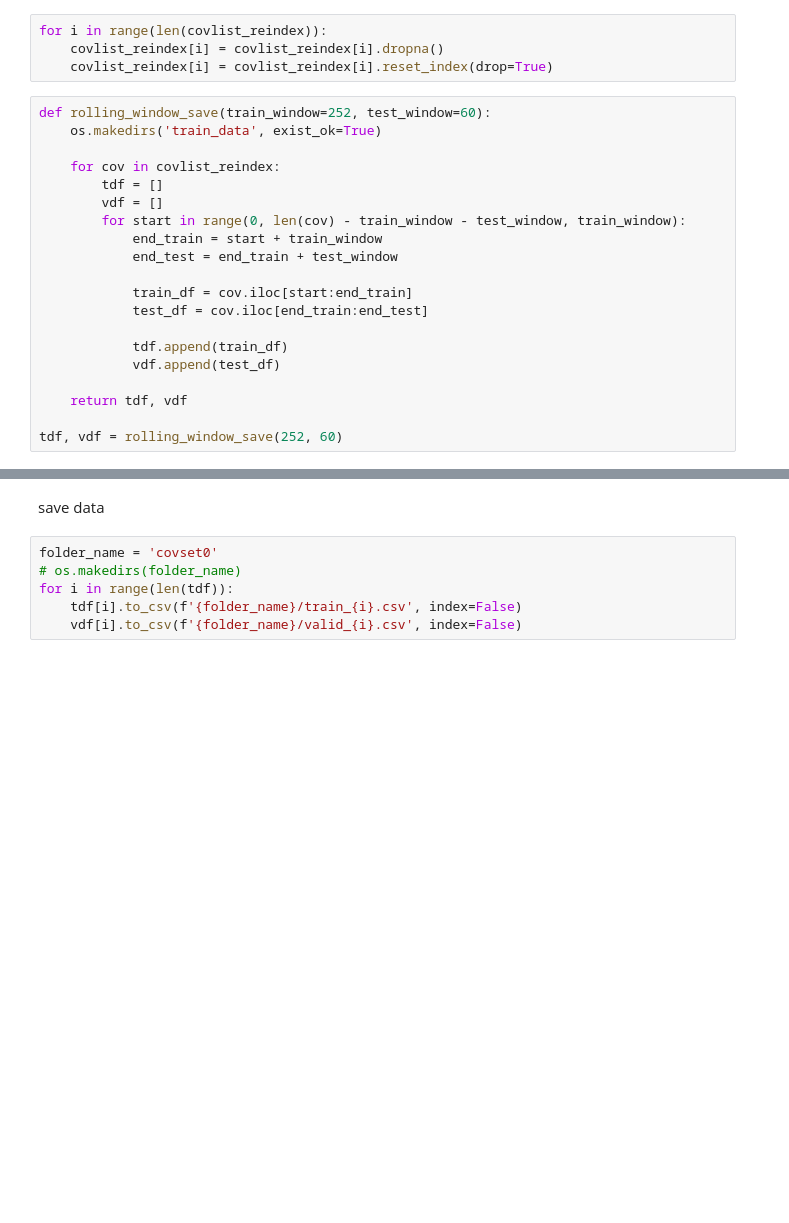
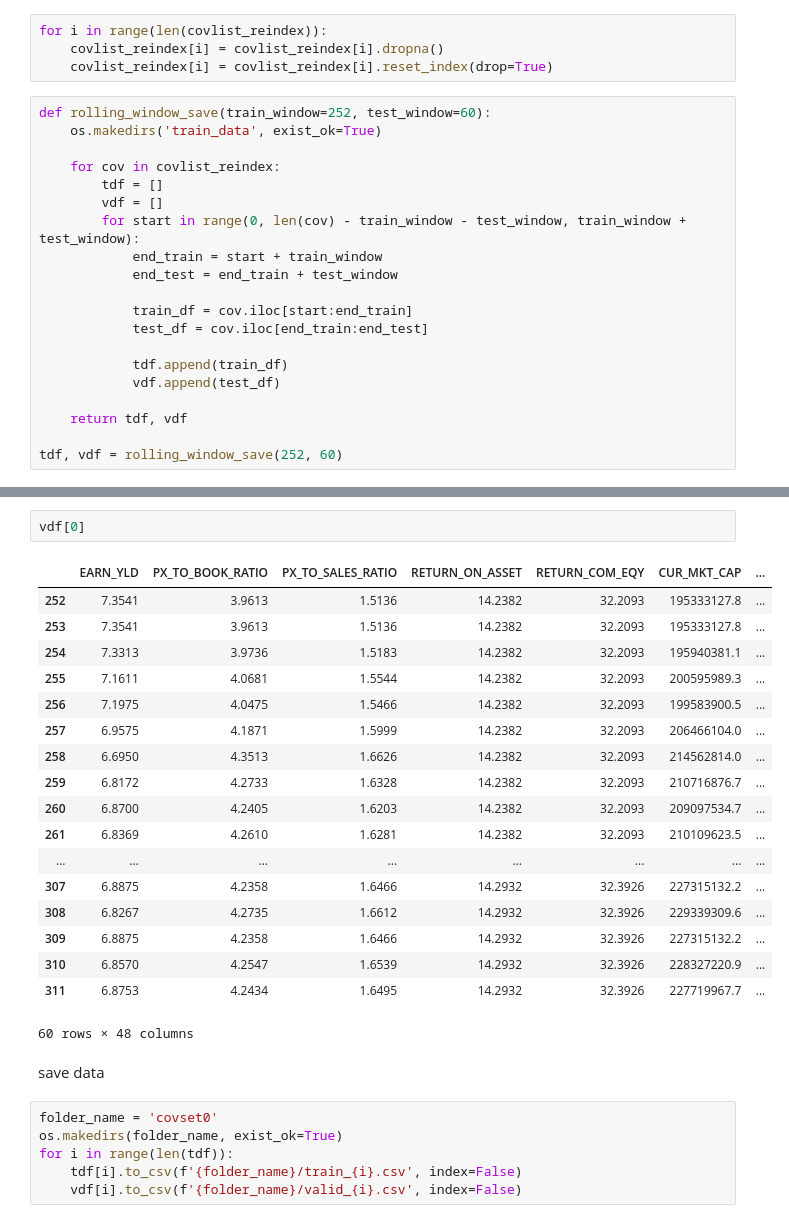
Before and after one commit to osamkabinladna/tradingstrats, a Jupyter notebook: random_forest/data_clean.ipynb, the cells around one changed output, grey strips where cells are left out. Saved outputs shown, nothing was run; the diff lists cells and outputs as text; blank space fills up the shorter version.

Commit message:
rolling window save is FIXED

```diff
--- a/random_forest/data_clean.ipynb
+++ b/random_forest/data_clean.ipynb
@@ -115,7 +115,7 @@ def rolling_window_save(train_window=252, test_window=60):
     for cov in covlist_reindex:
         tdf = []
         vdf = []
-        for start in range(0, len(cov) - train_window - test_window, train_window):
+        for start in range(0, len(cov) - train_window - test_window, train_window + test_window):
             end_train = start + train_window
             end_test = end_train + test_window
 
@@ -131,8 +151,29 @@ tdf, vdf = rolling_window_save(252, 60)
+# %%
+vdf[0]
+# %% [output]
+|  | EARN_YLD | PX_TO_BOOK_RATIO | PX_TO_SALES_RATIO | RETURN_ON_ASSET | RETURN_COM_EQY | CUR_MKT_CAP | ... |
+| 252 | 7.3541 | 3.9613 | 1.5136 | 14.2382 | 32.2093 | 195333127.8 | ... |
+| 253 | 7.3541 | 3.9613 | 1.5136 | 14.2382 | 32.2093 | 195333127.8 | ... |
+| 254 | 7.3313 | 3.9736 | 1.5183 | 14.2382 | 32.2093 | 195940381.1 | ... |
+| 255 | 7.1611 | 4.0681 | 1.5544 | 14.2382 | 32.2093 | 200595989.3 | ... |
+| 256 | 7.1975 | 4.0475 | 1.5466 | 14.2382 | 32.2093 | 199583900.5 | ... |
+| 257 | 6.9575 | 4.1871 | 1.5999 | 14.2382 | 32.2093 | 206466104.0 | ... |
+| 258 | 6.6950 | 4.3513 | 1.6626 | 14.2382 | 32.2093 | 214562814.0 | ... |
+| 259 | 6.8172 | 4.2733 | 1.6328 | 14.2382 | 32.2093 | 210716876.7 | ... |
+| 260 | 6.8700 | 4.2405 | 1.6203 | 14.2382 | 32.2093 | 209097534.7 | ... |
+| 261 | 6.8369 | 4.2610 | 1.6281 | 14.2382 | 32.2093 | 210109623.5 | ... |
+| ... | ... | ... | ... | ... | ... | ... | ... |
+| 307 | 6.8875 | 4.2358 | 1.6466 | 14.2932 | 32.3926 | 227315132.2 | ... |
+| 308 | 6.8267 | 4.2735 | 1.6612 | 14.2932 | 32.3926 | 229339309.6 | ... |
+| 309 | 6.8875 | 4.2358 | 1.6466 | 14.2932 | 32.3926 | 227315132.2 | ... |
+| 310 | 6.8570 | 4.2547 | 1.6539 | 14.2932 | 32.3926 | 228327220.9 | ... |
+| 311 | 6.8753 | 4.2434 | 1.6495 | 14.2932 | 32.3926 | 227719967.7 | ... |
+60 rows × 48 columns
 # %% [markdown]
 save data
 # %%
 folder_name = 'covset0'
-# os.makedirs(folder_name)
+os.makedirs(folder_name, exist_ok=True)
 for i in range(len(tdf)):
     tdf[i].to_csv(f'{folder_name}/train_{i}.csv', index=False)
     vdf[i].to_csv(f'{folder_name}/valid_{i}.csv', index=False)
```
Also changed, not shown: parts of 3 cells of this notebook.
